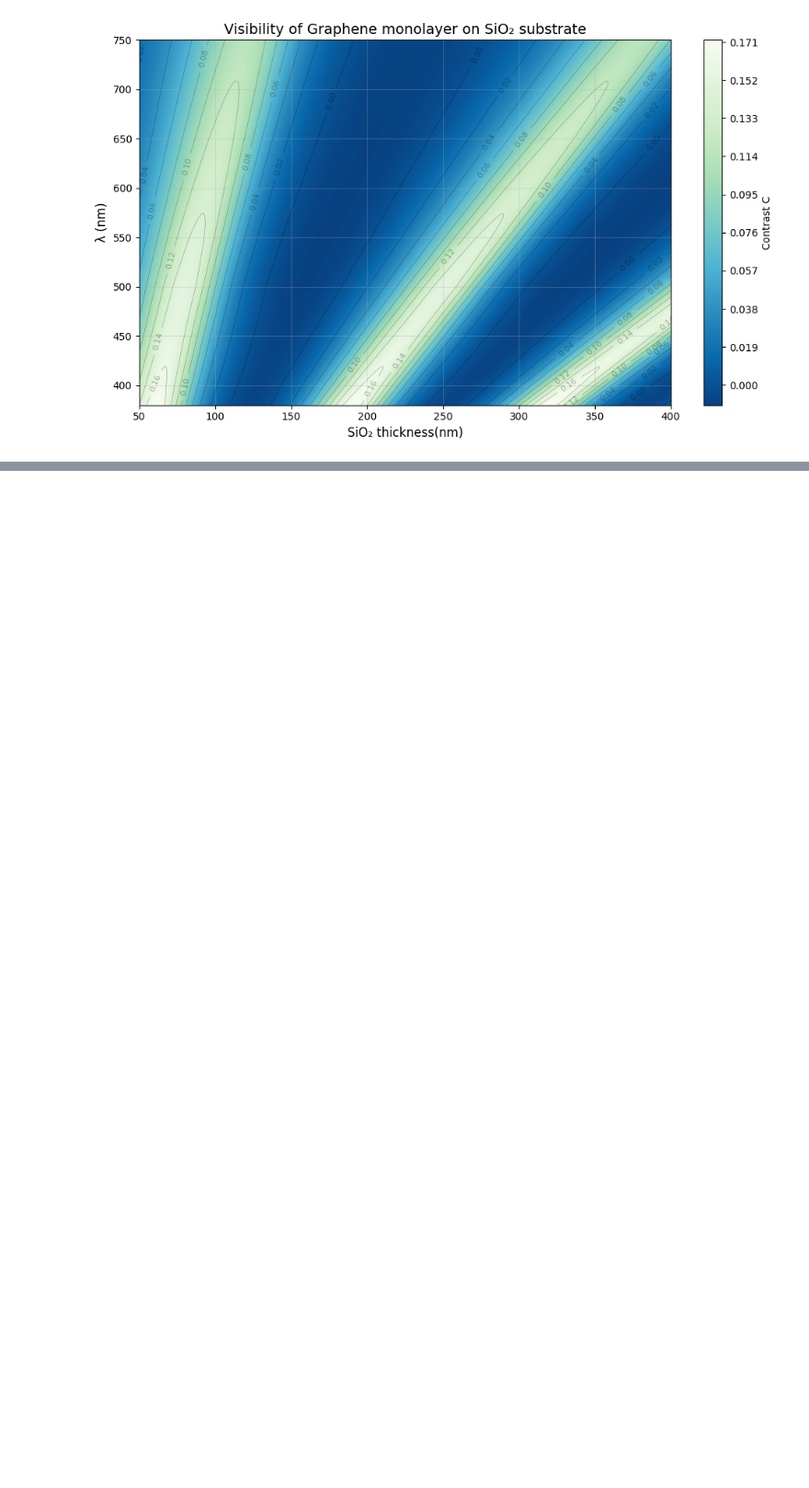
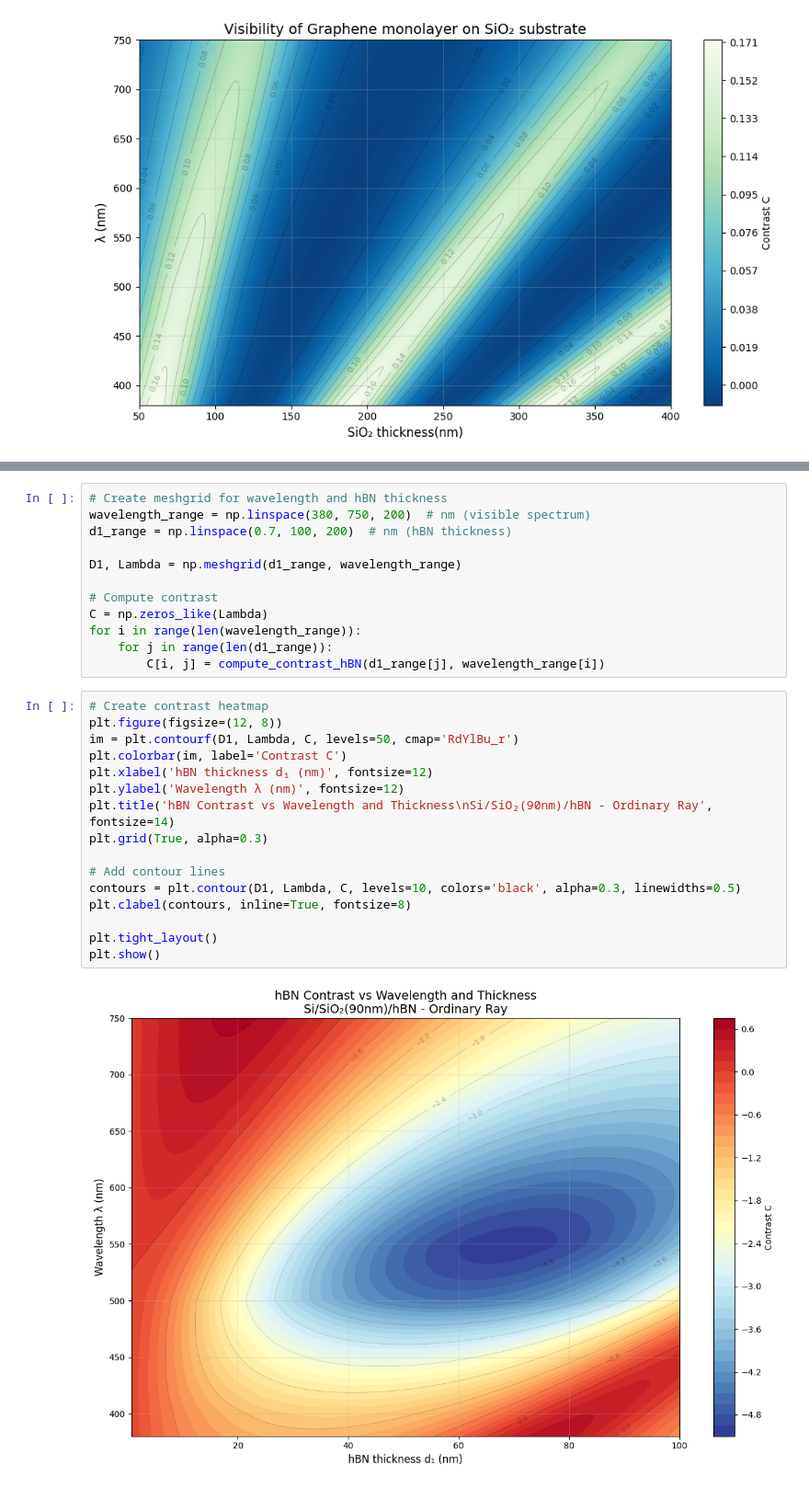
Before and after one commit to goikhmanbv/MECEE6168--2D-mat-, a Jupyter notebook: HW_1.ipynb, the cells around one changed output, grey strips where cells are left out. Shown at 92% size. Cells and saved outputs as stored; diff of their text form; blank space fills up the shorter version.

Commit message:
Added BN colors

```diff
--- a/HW_1.ipynb
+++ b/HW_1.ipynb
@@ -130,0 +228,30 @@ if savefig:
+# %%
+# Create meshgrid for wavelength and hBN thickness
+wavelength_range = np.linspace(380, 750, 200)  # nm (visible spectrum)
+d1_range = np.linspace(0.7, 100, 200)  # nm (hBN thickness)
+
+D1, Lambda = np.meshgrid(d1_range, wavelength_range)
+
+# Compute contrast
+C = np.zeros_like(Lambda)
+for i in range(len(wavelength_range)):
+    for j in range(len(d1_range)):
+        C[i, j] = compute_contrast_hBN(d1_range[j], wavelength_range[i])
+# %%
+# Create contrast heatmap
+plt.figure(figsize=(12, 8))
+im = plt.contourf(D1, Lambda, C, levels=50, cmap='RdYlBu_r')
+plt.colorbar(im, label='Contrast C')
+plt.xlabel('hBN thickness d₁ (nm)', fontsize=12)
+plt.ylabel('Wavelength λ (nm)', fontsize=12)
+plt.title('hBN Contrast vs Wavelength and Thickness\nSi/SiO₂(90nm)/hBN - Ordinary Ray', fontsize=14)
+plt.grid(True, alpha=0.3)
+
+# Add contour lines
+contours = plt.contour(D1, Lambda, C, levels=10, colors='black', alpha=0.3, linewidths=0.5)
+plt.clabel(contours, inline=True, fontsize=8)
+
+plt.tight_layout()
+plt.show()
+# %% [output]
+[figure, added]
```
Also changed, not shown: parts of 9 cells of this notebook, 2 other files.
